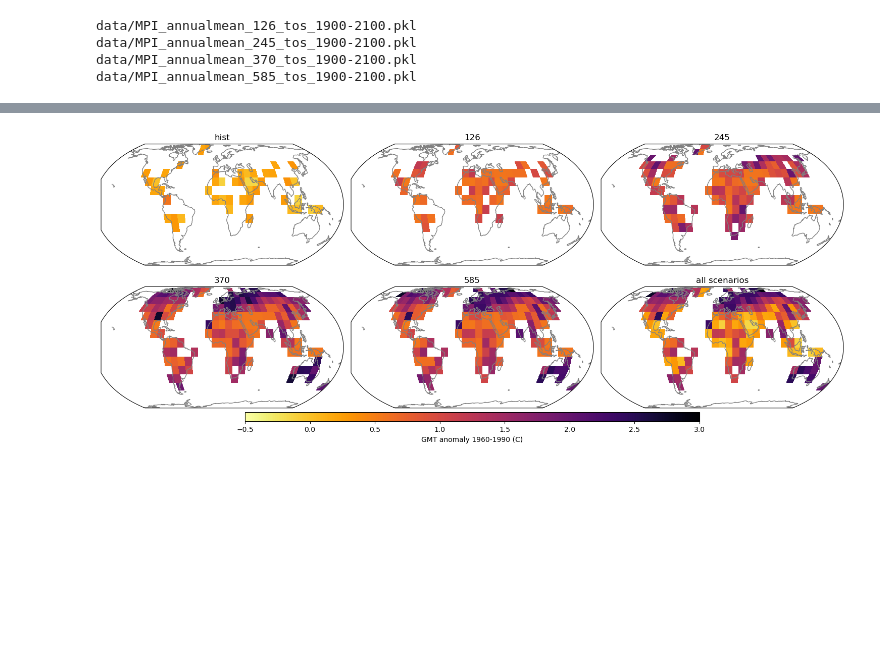
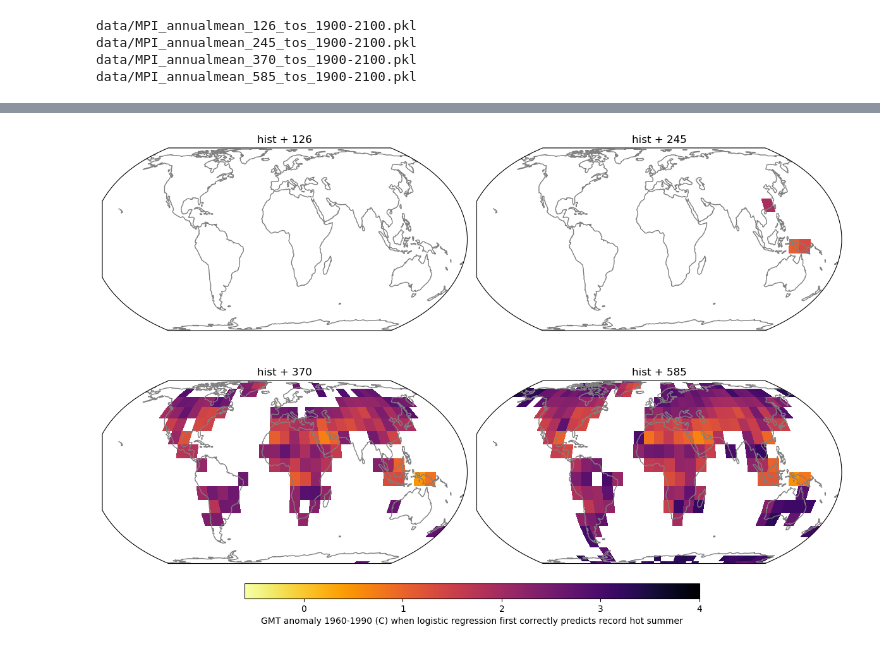
Before and after one commit to emily-gordy/predictability-emergence, a Jupyter notebook: FirstPredict.ipynb, the cells around one changed output, grey strips where cells are left out. Drawn from its saved outputs; the diff is of its cells as text; code cells hidden in the pictures; blank space fills up the shorter version.

```diff
--- a/FirstPredict.ipynb
+++ b/FirstPredict.ipynb
@@ -40,7 +42,7 @@ from sklearn.metrics import accuracy_score, classification_report
 # %%
 ssplist = ["126","245","370","585"]
 
-ssplistplot = ["hist","126","245","370","585"] # thank god i haven't flipflopped on ssp labeling! that would be so annoying
+ssplistplot = ["hist"]+ ssplist
 
 # set user parameters
 
@@ -52,7 +54,7 @@ experiment_era_obs = [1960,2025]
 baselineera_obs = [1940,1960]
 
 inputlength = 10
-outputavgtime = 10
+outputavgtime = 5
 
 # data params
 outres = 5
@@ -108,4 +281,6 @@ data/MPI_annualmean_585_tos_1900-2100.pkl
 # %%
+imp.reload(helpers)
+
 _, _, alltest = AllData.trainvaltest_recordmax(trainvaltest,experiment_era,baselineera,inputlength,outputavgtime,-10,0) # need this to get the GMT vector
 _, inputtestGMT, _ = DataHolder.tensortime_onehot(alltest,nclasses=2) # gmt vector
 
@@ -120,6 +295,8 @@ gmt_first_correct = np.empty((5,len(AllData.output_lat),len(AllData.output_lon))
 random_chance = np.empty((5,len(AllData.output_lat),len(AllData.output_lon)))+np.nan
 cnn_accuracy = np.empty((5,len(AllData.output_lat),len(AllData.output_lon),20))+np.nan
 
+bs_cnn = np.empty((len(AllData.output_lat),len(AllData.output_lon))) + np.nan
+
 regenerate = False
 
 for ilatsel,latsel in enumerate(AllData.output_lat):
@@ -131,7 +308,7 @@ for ilatsel,latsel in enumerate(AllData.output_lat):
 
         regenerate = True
 
-    fileopen = "predictions/"+modelfilefront+"avgtime"+str(outputavgtime)+"_allssps_lat"+str(latsel)+"_testing.pkl"
+    fileopen = "predictions/"+modelfilefront+"avgtime_"+str(outputavgtime)+"_allssps_lat_"+str(latsel)+"_testing.pkl" # (nlon,nmodels=3,nsamples=3600)
 
     filecheck = glob.glob(fileopen)
     if len(filecheck) != 0:
@@ -139,7 +316,7 @@ for ilatsel,latsel in enumerate(AllData.output_lat):
         with open(filecheck[0],'rb') as f:
             predictions = pickle.load(f)
 
-        filetrue = "predictions/"+modelfilefront+"avgtime"+str(outputavgtime)+"_allssps_lat"+str(latsel)+"_truetesting.pkl"
+        filetrue = "predictions/"+modelfilefront+"avgtime_"+str(outputavgtime)+"_allssps_lat_"+str(latsel)+"_truetesting.pkl"
         with open(filetrue,'rb') as f:
             truths = pickle.load(f)
 
@@ -149,9 +326,9 @@ for ilatsel,latsel in enumerate(AllData.output_lat):
 
         for ilonsel,lonsel in enumerate(AllData.output_lon):
 
-            if np.mean(avgtestpred[ilonsel]) != 0:
+            if ~np.isnan(avgtestpred[ilonsel,0]):
 
-                filemetrics = "metrics/"+modelfilefront+"avgtime"+str(outputavgtime)+"_allssps_lat"+str(latsel)+"_lon"+str(lonsel)+"_testing.json"
+                filemetrics = "metrics/"+modelfilefront+"avgtime_"+str(outputavgtime)+"_allssps_lat_"+str(latsel)+"_lon_"+str(lonsel)+"_testing.json"
                 with open(filemetrics, 'r') as f:
                     testmetrics = json.load(f)
 
@@ -159,7 +336,7 @@ for ilatsel,latsel in enumerate(AllData.output_lat):
                 nulls[ilatsel,ilonsel] = np.max(testmetrics["test_class_imbalance"])
 
                 nulls2[ilatsel,ilonsel] = np.max([np.mean(truths[ilonsel]),1-np.mean(truths[ilonsel])])
-                # nulls2[ilatsel,ilonsel] = np.max(np.mean(truths[ilonsel]))
+                bs_cnn[ilatsel,ilonsel] = helpers.brierscore(avgtestpred[ilonsel].squeeze(),truths[ilonsel].squeeze())
 
                 for issp,ssp in enumerate(ssplistplot):
                     # if np.mean(avgtestpred[ilonsel]) != 0:
@@ -241,38 +516,38 @@ plt.tight_layout()
 # %%
-plt.figure(figsize=(15,6))
+plt.figure(figsize=(12,8))
 
-for iplot in range(5):
+for iplot in range(4):
 
-    ax=plt.subplot(2,3,iplot+1,projection=ccrs.EqualEarth())
-    c1=ax.pcolormesh(lonvec+5,latvec+5,gmt_first_correct[iplot],vmin=-0.5,vmax=3,cmap='inferno_r',transform=ccrs.PlateCarree())
-    plt.title(ssplistplot[iplot])
+    ax=plt.subplot(2,2,iplot+1,projection=ccrs.EqualEarth())
+    c2=ax.pcolormesh(lonvec+5,latvec+5,lr_first_correct[iplot],vmin=-0.6,vmax=4,cmap='inferno_r',transform=ccrs.PlateCarree())
+    plt.title("hist + "+ssplist[iplot])
     ax.coastlines(color='gray')
 
-all_first_correct = np.nanmin(gmt_first_correct,axis=0)
+# all_lr_first_correct = np.nanmin(lr_first_correct,axis=0)
 
-mask = np.isnan(gmt_first_correct[-1])
-avgfirstcorrect = np.copy(gmt_first_correct)
+# mask = np.isnan(lr_first_correct[-1])
+# avgfirstcorrect_lr = np.copy(lr_first_correct)
 
-avgfirstcorrect[np.isnan(gmt_first_correct)] = 0
-avgfirstcorrect[~np.isnan(gmt_first_correct)] = 1
-all_first_correct_scenario = np.mean(avgfirstcorrect,axis=0)
+# avgfirstcorrect_lr[np.isnan(lr_first_correct)] = 0
+# avgfirstcorrect_lr[~np.isnan(lr_first_correct)] = 1
+# all_first_correct_scenario_lr = np.mean(avgfirstcorrect_lr,axis=0)
 
-all_first_correct_scenario[mask] = np.nan
+# all_first_correct_scenario_lr[mask] = np.nan
 
-ax=plt.subplot(2,3,6,projection=ccrs.EqualEarth())
-ax.pcolormesh(lonvec+5,latvec+5,np.nanmin(gmt_first_correct,axis=0),vmin=-0.5,vmax=3,cmap='inferno_r',transform=ccrs.PlateCarree())
-plt.title('all scenarios')
-ax.coastlines(color='gray')
+# ax=plt.subplot(2,3,6,projection=ccrs.EqualEarth())
+# c1=ax.pcolormesh(lonvec+5,latvec+5,np.nanmin(lr_first_correct,axis=0),vmin=-0.6,vmax=4,cmap='inferno_r',transform=ccrs.PlateCarree())
+# plt.title('all scenarios')
+# ax.coastlines(color='gray')
+
+# cax1 = plt.axes((0.2,0.02,0.6,0.03))
+# cbar1 = plt.colorbar(c1,cax1,orientation='horizontal')
+# cbar1.ax.set_xlabel('GMT anomaly from 1960-1990 (C)')
 
 cax1 = plt.axes((0.2,0.02,0.6,0.03))
-cbar1 = plt.colorbar(c1,cax1,orientation='horizontal')
-cbar1.ax.set_xlabel('GMT anomaly 1960-1990 (C)')
-
-# cax2 = plt.axes((0.7,0.02,0.25,0.03))
-# cbar2=plt.colorbar(c2,cax2,orientation='horizontal')
-# cbar2.ax.set_xlabel('first era of emergence')
+cbar1 = plt.colorbar(c2,cax1,orientation='horizontal')
+cbar1.ax.set_xlabel('GMT anomaly 1960-1990 (C) when logistic regression first correctly predicts record hot summer')
 
 plt.tight_layout()
 plt.show()
 # %% [output]
-[figure, old version]
+[figure, new version]
```
Also changed, not shown: parts of 21 cells of this notebook, 2 other files.
